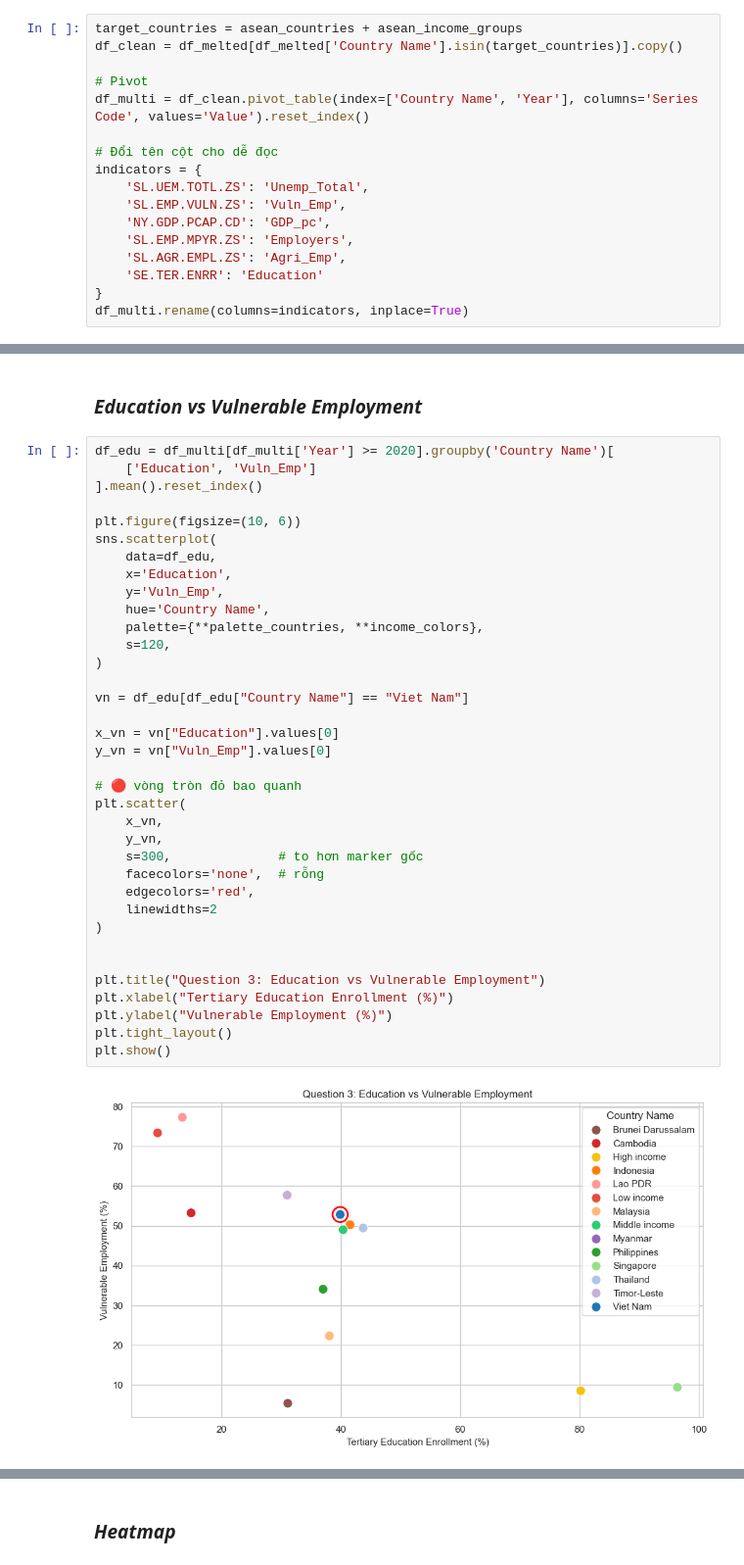
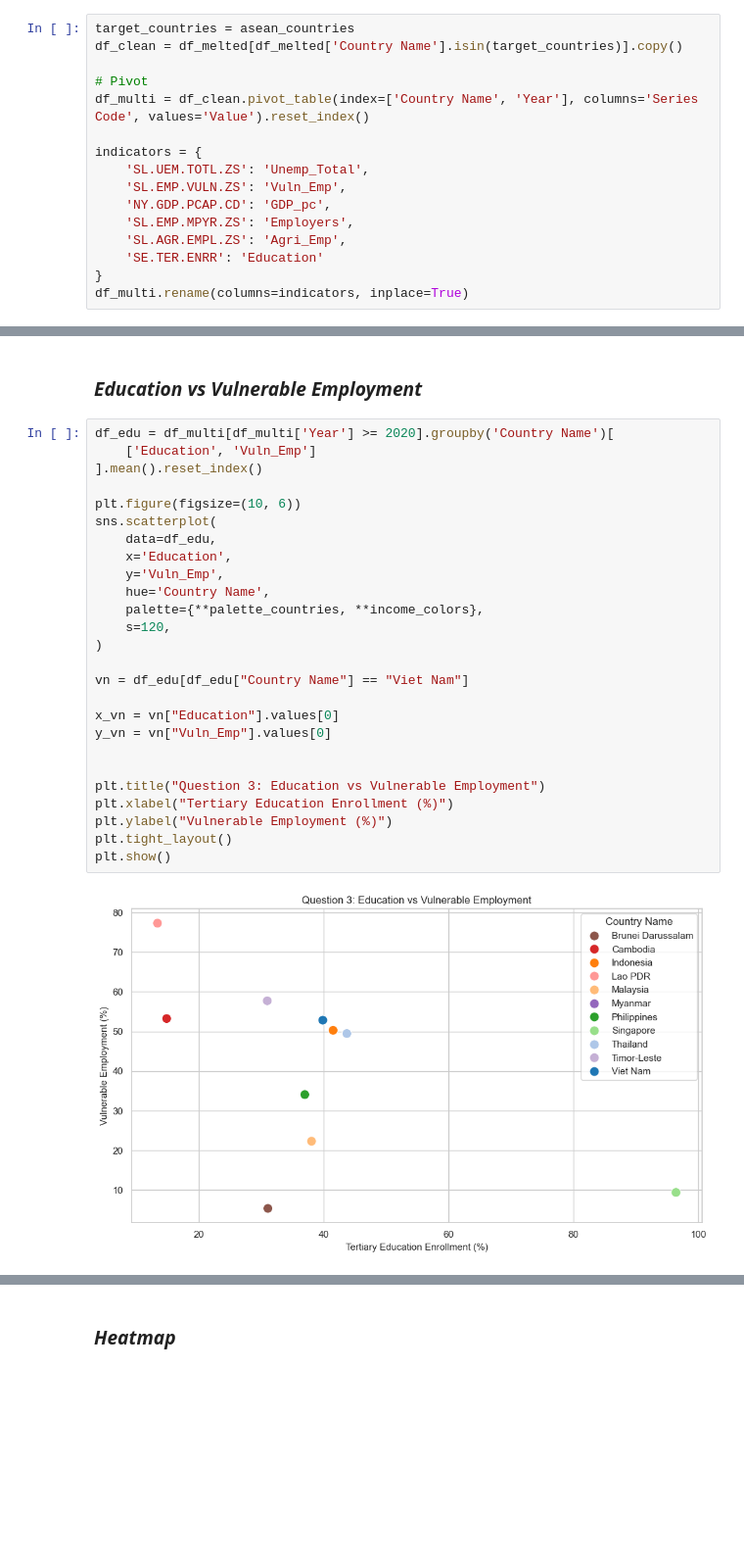
Before and after one commit to thloc1212/DV_LAB2, a Jupyter notebook: merged/merge.ipynb, the cells around one changed output, grey strips where cells are left out. Shown at 98% size. Drawn from its saved outputs; the diff is of its cells as text; blank space fills up the shorter version.

```diff
--- a/merged/merge.ipynb
+++ b/merged/merge.ipynb
@@ -913,11 +906,10 @@ Strengthen institutional quality and governance
 # %%
-target_countries = asean_countries + asean_income_groups
+target_countries = asean_countries
 df_clean = df_melted[df_melted['Country Name'].isin(target_countries)].copy()
 
 # Pivot
 df_multi = df_clean.pivot_table(index=['Country Name', 'Year'], columns='Series Code', values='Value').reset_index()
 
-# Đổi tên cột cho dễ đọc
 indicators = {
     'SL.UEM.TOTL.ZS': 'Unemp_Total',
     'SL.EMP.VULN.ZS': 'Vuln_Emp',
@@ -1227,39 +1237,29 @@ plt.show()
 # %%
 df_edu = df_multi[df_multi['Year'] >= 2020].groupby('Country Name')[
     ['Education', 'Vuln_Emp']
 ].mean().reset_index()
 
 plt.figure(figsize=(10, 6))
 sns.scatterplot(
     data=df_edu,
     x='Education',
     y='Vuln_Emp',
     hue='Country Name',
     palette={**palette_countries, **income_colors},
     s=120,
 )
 
 vn = df_edu[df_edu["Country Name"] == "Viet Nam"]
 
 x_vn = vn["Education"].values[0]
 y_vn = vn["Vuln_Emp"].values[0]
 
-# 🔴 vòng tròn đỏ bao quanh
-plt.scatter(
-    x_vn,
-    y_vn,
-    s=300,              # to hơn marker gốc
-    facecolors='none',  # rỗng
-    edgecolors='red',
-    linewidths=2
-)
-
 
 plt.title("Question 3: Education vs Vulnerable Employment")
 plt.xlabel("Tertiary Education Enrollment (%)")
 plt.ylabel("Vulnerable Employment (%)")
 plt.tight_layout()
 plt.show()
 # %% [output]
-[figure, old version]
+[figure, new version]
 # %% [markdown]
```
Also changed, not shown: parts of 60 cells of this notebook.
